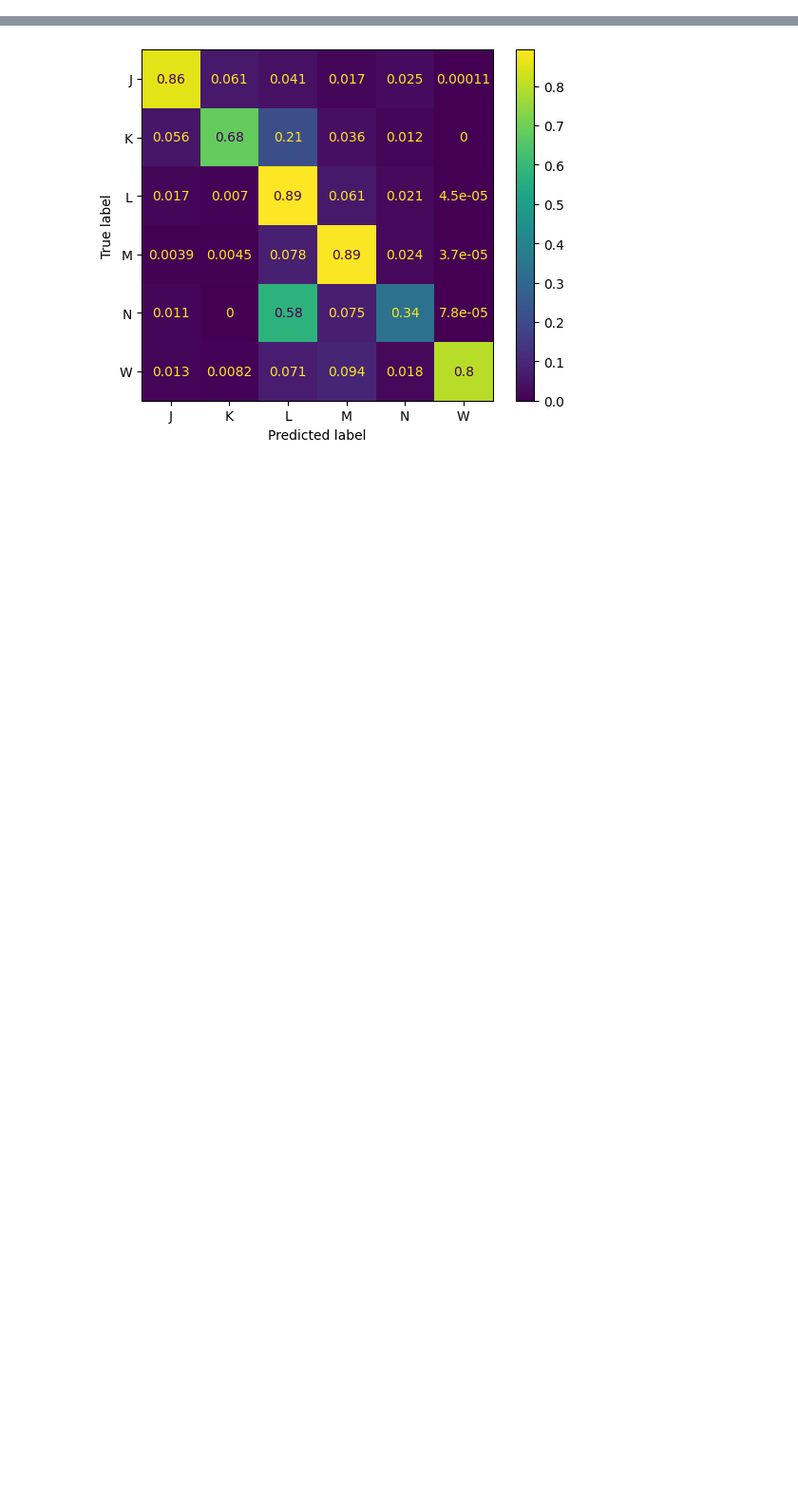
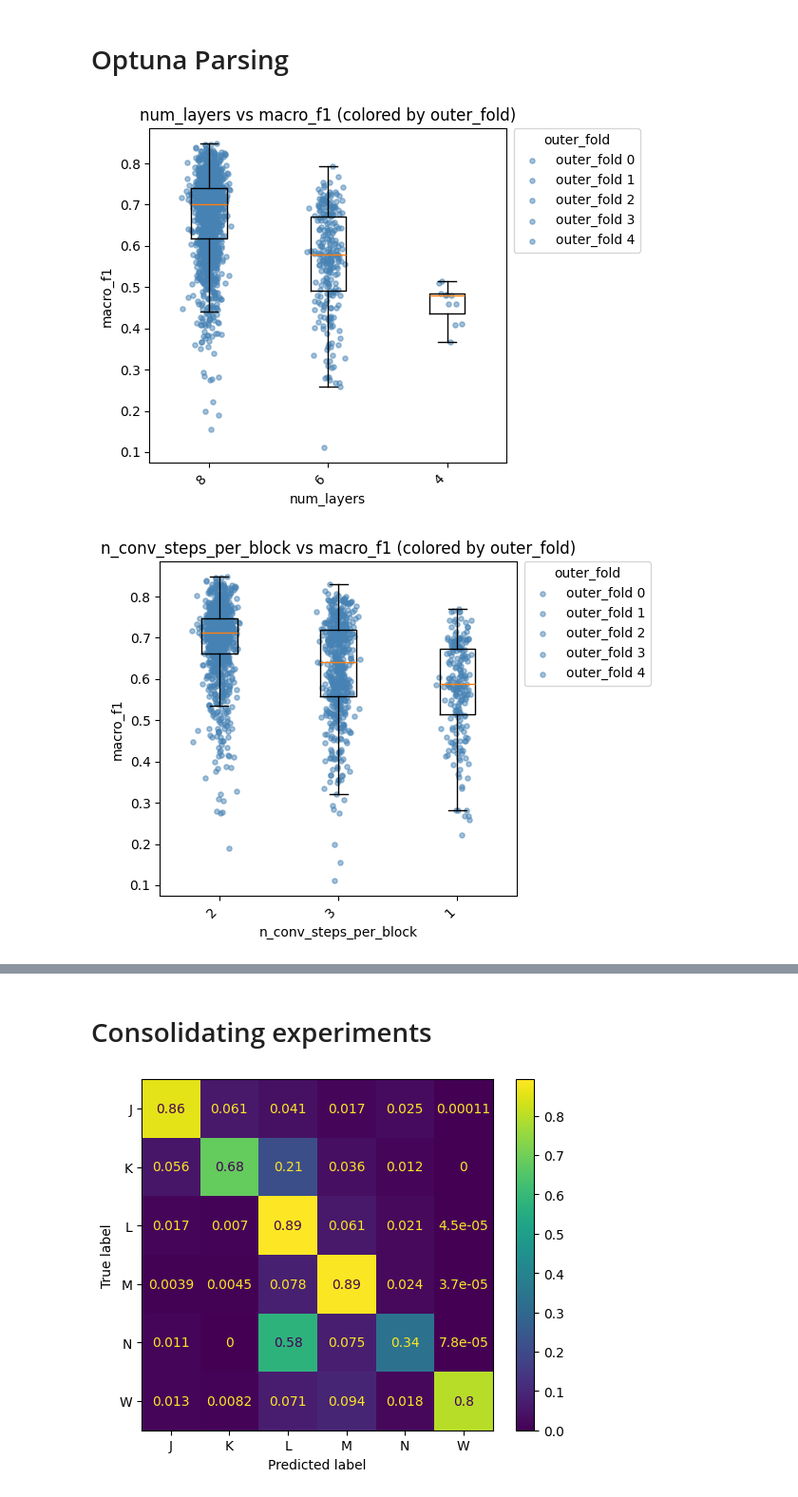
Before and after one commit to EYoung21/MosquitoTrials, a Jupyter notebook: machine-learning/mosquito/experiments.ipynb, the cells around one changed output, grey strips where cells are left out. Shown at 95% size. Cells and saved outputs as stored; diff of their text form; code cells hidden in the pictures; blank space fills up the shorter version.

```diff
--- a/machine-learning/mosquito/experiments.ipynb
+++ b/machine-learning/mosquito/experiments.ipynb
@@ -1,2 +1,4 @@
 # %%
 from model_eval import *
+# %% [markdown]
+# Optuna Parsing
@@ -2,0 +71,2 @@ from model_eval import *
+# %%
+df = parse_optuna_log("unet_crf_optuna.txt", expand_params=True)
@@ -2,0 +251,7 @@ from model_eval import *
+# %%
+df = df[df['timestamp'] > '2026-02-09']
+plot_params_vs_f1(df, treat_numeric_as_categorical=['num_layers', 'n_conv_steps_per_block', 'features', 'skip_start_layer', 'growth_factor'],
+                   log_x_cols=['lr', 'dropout_pos', 'weight_decay_pos'])
+# %% [output]
+[figure, added]
+[figure, added]
@@ -3,3 +269,5 @@ from model_eval import *
+# %% [markdown]
+# Consolidating experiments
 # %%
 MODEL_DIR = "vnested_model_evaluation_unet_crf"
 MODEL_NAME = "unet_crf"
```
Also changed, not shown: parts of 3 cells of this notebook.
